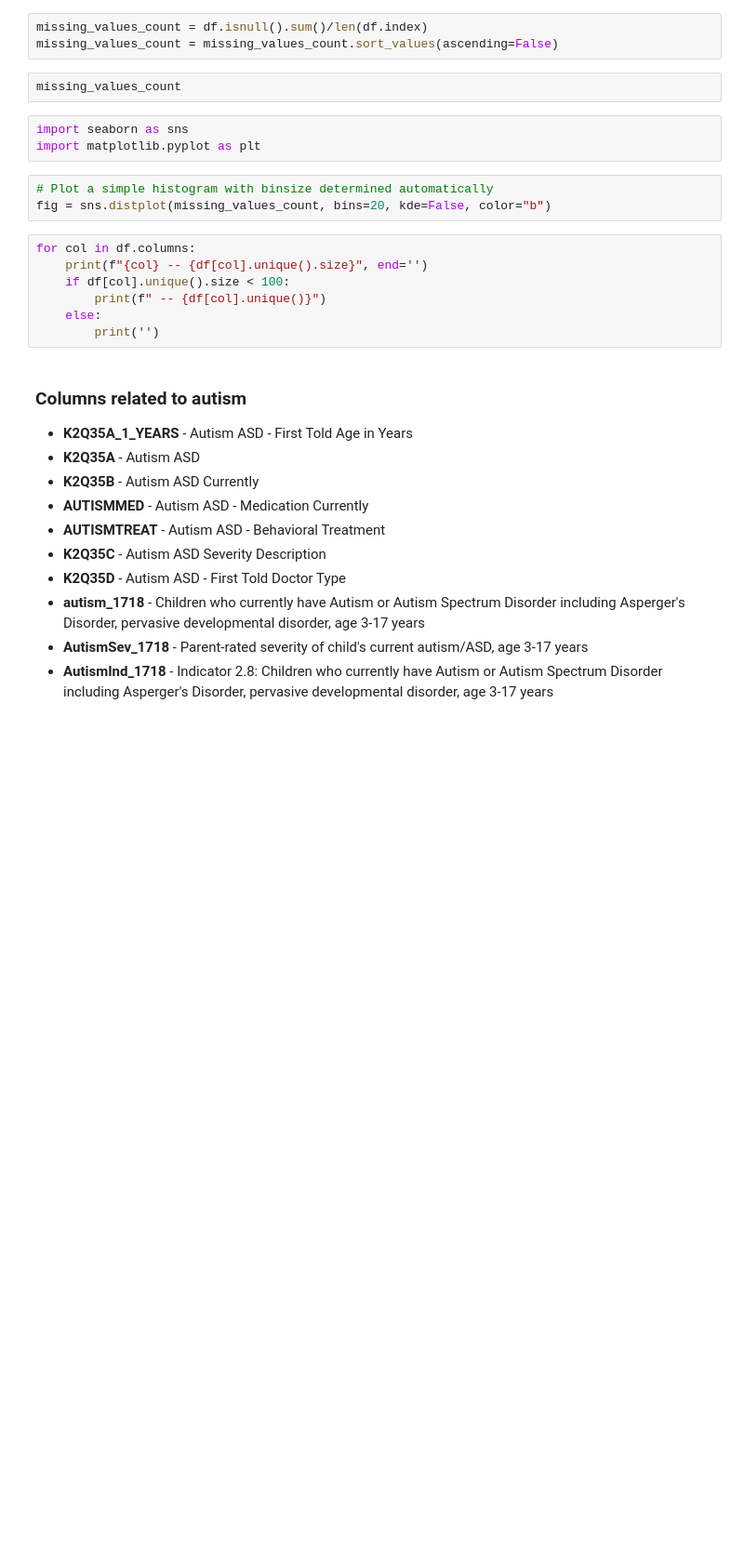
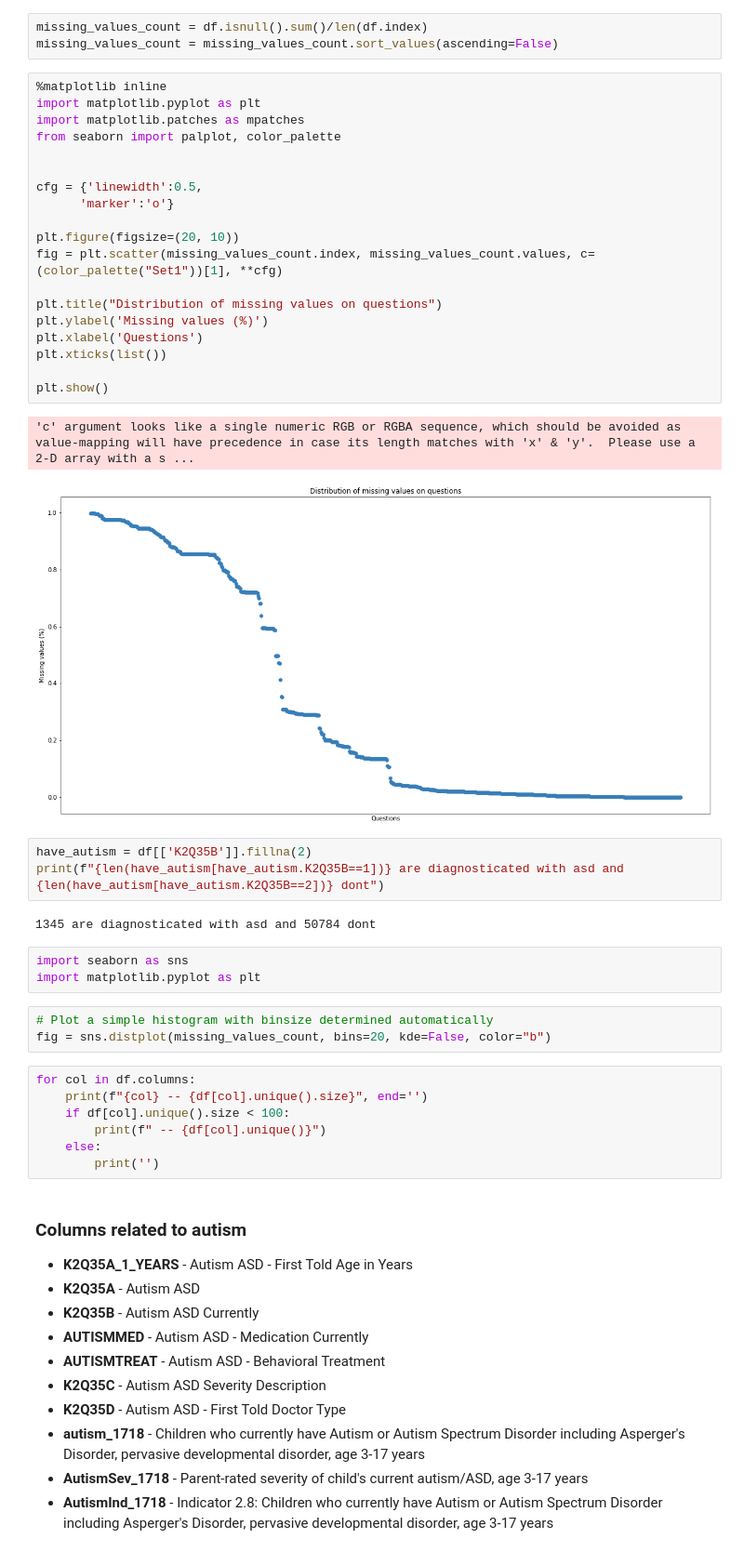
Before and after one commit to seoruosa/ds-for-healthcare-final-project-autism, a Jupyter notebook: notebooks/2-cleaning-2017-2018-data.ipynb, the cells around one changed output. Shown at 93% size. Saved outputs shown, nothing was run; the diff lists cells and outputs as text; blank space fills up the shorter version.

```diff
--- a/notebooks/2-cleaning-2017-2018-data.ipynb
+++ b/notebooks/2-cleaning-2017-2018-data.ipynb
@@ -22,8 +42,33 @@ df.sample(5)
 # %%
 missing_values_count = df.isnull().sum()/len(df.index)
 missing_values_count = missing_values_count.sort_values(ascending=False)
-# %%
-missing_values_count
+# %%
+%matplotlib inline
+import matplotlib.pyplot as plt
+import matplotlib.patches as mpatches
+from seaborn import palplot, color_palette
+
+
+cfg = {'linewidth':0.5,
+      'marker':'o'}
+
+plt.figure(figsize=(20, 10))
+fig = plt.scatter(missing_values_count.index, missing_values_count.values, c=(color_palette("Set1"))[1], **cfg)
+
+plt.title("Distribution of missing values on questions")
+plt.ylabel('Missing values (%)')
+plt.xlabel('Questions')
+plt.xticks(list())
+
+plt.show()
+# %% [output]
+'c' argument looks like a single numeric RGB or RGBA sequence, which should be avoided as value-mapping will have precedence in case its length matches with 'x' & 'y'.  Please use a 2-D array with a s ...
+[figure, added]
+# %%
+have_autism = df[['K2Q35B']].fillna(2)
+print(f"{len(have_autism[have_autism.K2Q35B==1])} are diagnosticated with asd and {len(have_autism[have_autism.K2Q35B==2])} dont")
+# %% [output]
+1345 are diagnosticated with asd and 50784 dont
 # %%
 import seaborn as sns
 import matplotlib.pyplot as plt
```
Also changed, not shown: parts of 3 cells of this notebook, 2 other files.
